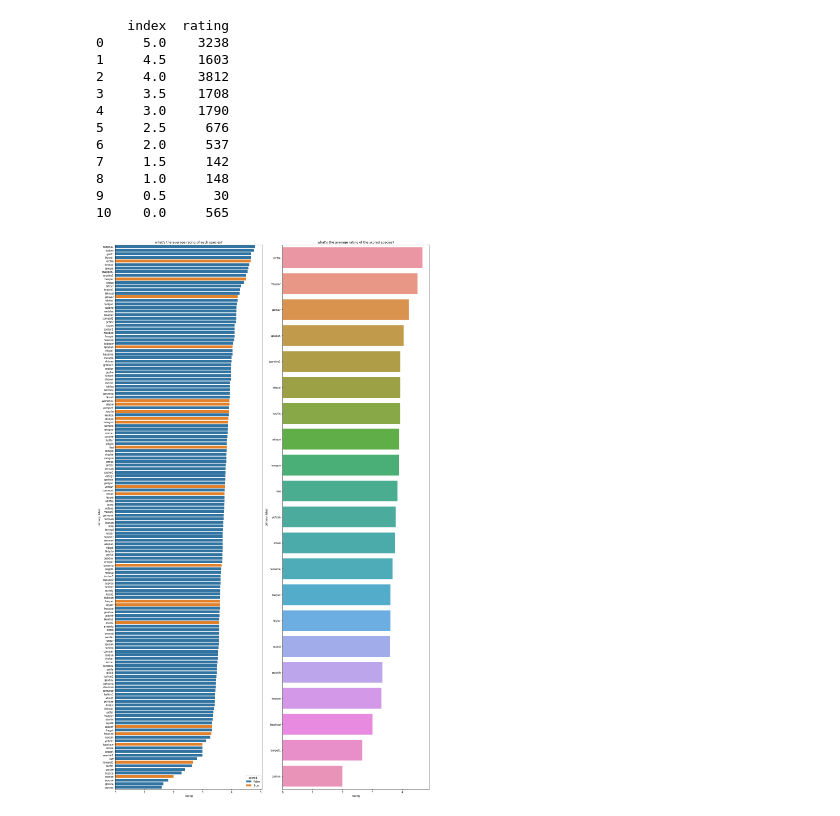
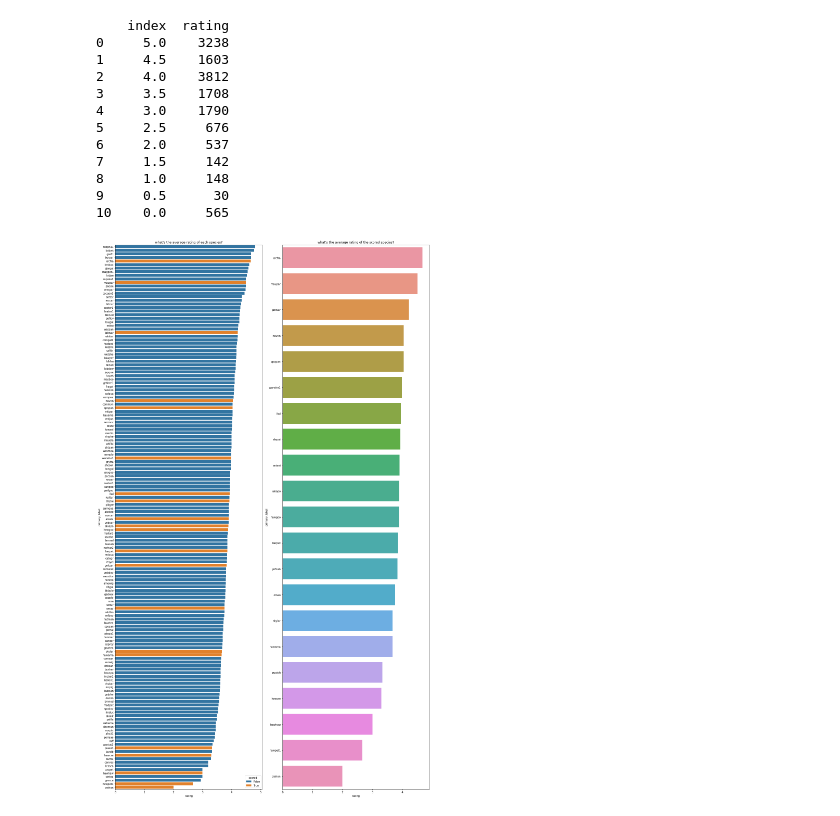
Before and after one commit to HuBaX/birdclef2022, a Jupyter notebook: EDA_1.ipynb, the cells around one changed output. Saved outputs shown, nothing was run; the diff lists cells and outputs as text; code cells hidden in the pictures.

Commit message:
add general information about the data and scored species specific visualizations

```diff
--- a/EDA_1.ipynb
+++ b/EDA_1.ipynb
@@ -19,3 +19,11 @@ meta.head()
 | 2 | afrsil1 | [] | ['call', 'song'] | 16.2901 | -16.0321 | Euodice cantans | African Silverbill | Bram Piot | ... |
 | 3 | afrsil1 | [] | ['alarm call', 'call'] | 17.0922 | 54.2958 | Euodice cantans | African Silverbill | Oscar Campbell | ... |
 | 4 | afrsil1 | [] | ['flight call'] | 21.4581 | -157.7252 | Euodice cantans | African Silverbill | Ross Gallardy | ... |
+# %%
+# rating 0.0 -> no rating was given by user
+# filter out entries without a rating
+
+rated_recordings = meta['rating']!=0.0
+rated_recs = meta[rated_recordings]
+
+print(len(rated_recs))
@@ -151,16 +180,16 @@ print(meta['rating'].value_counts().sort_index(ascending = False).reset_index())
 # %%
 fig, ax = plt.subplots(nrows = 1, ncols = 2, figsize = (18,30))
 
-ratings = meta.groupby("primary_label").mean()["rating"].reset_index().sort_values(by = "rating", ascending = False)
+ratings = rated_recs.groupby("primary_label").mean()["rating"].reset_index().sort_values(by = "rating", ascending = False)
 ratings["scored"] = ratings["primary_label"].isin(scored)
 ratings_filtered = ratings['scored']==True
 sns.barplot(data = ratings, y = "primary_label", x = "rating", ax = ax[0], dodge = False, hue = 'scored')
 sns.barplot(data = ratings[ratings_filtered],y = "primary_label", x = "rating", ax = ax[1], dodge = False)
 ax[0].set_title("what's the average rating of each species?")
 ax[1].set_title("what's the average rating of the scored species?")
 plt.tight_layout()
 # %% [output]
-[figure, old version]
+[figure, new version]
 # %%
 ratings = meta.groupby("primary_label").mean()["rating"].reset_index().sort_values(by = "rating", ascending = False)
 ratings["scored"] = ratings["primary_label"].isin(scored)
```
Also changed, not shown: parts of 4 cells of this notebook.
